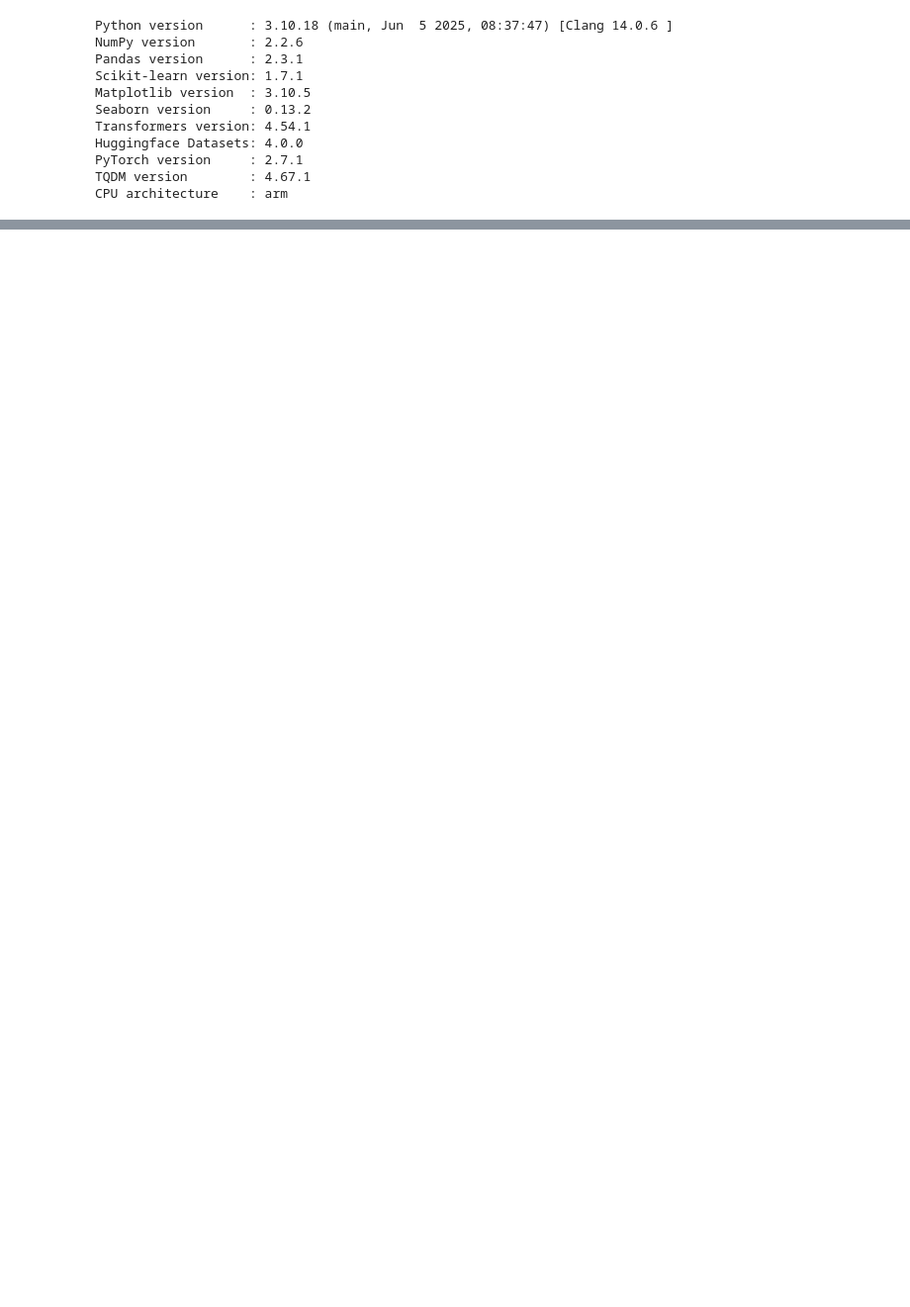
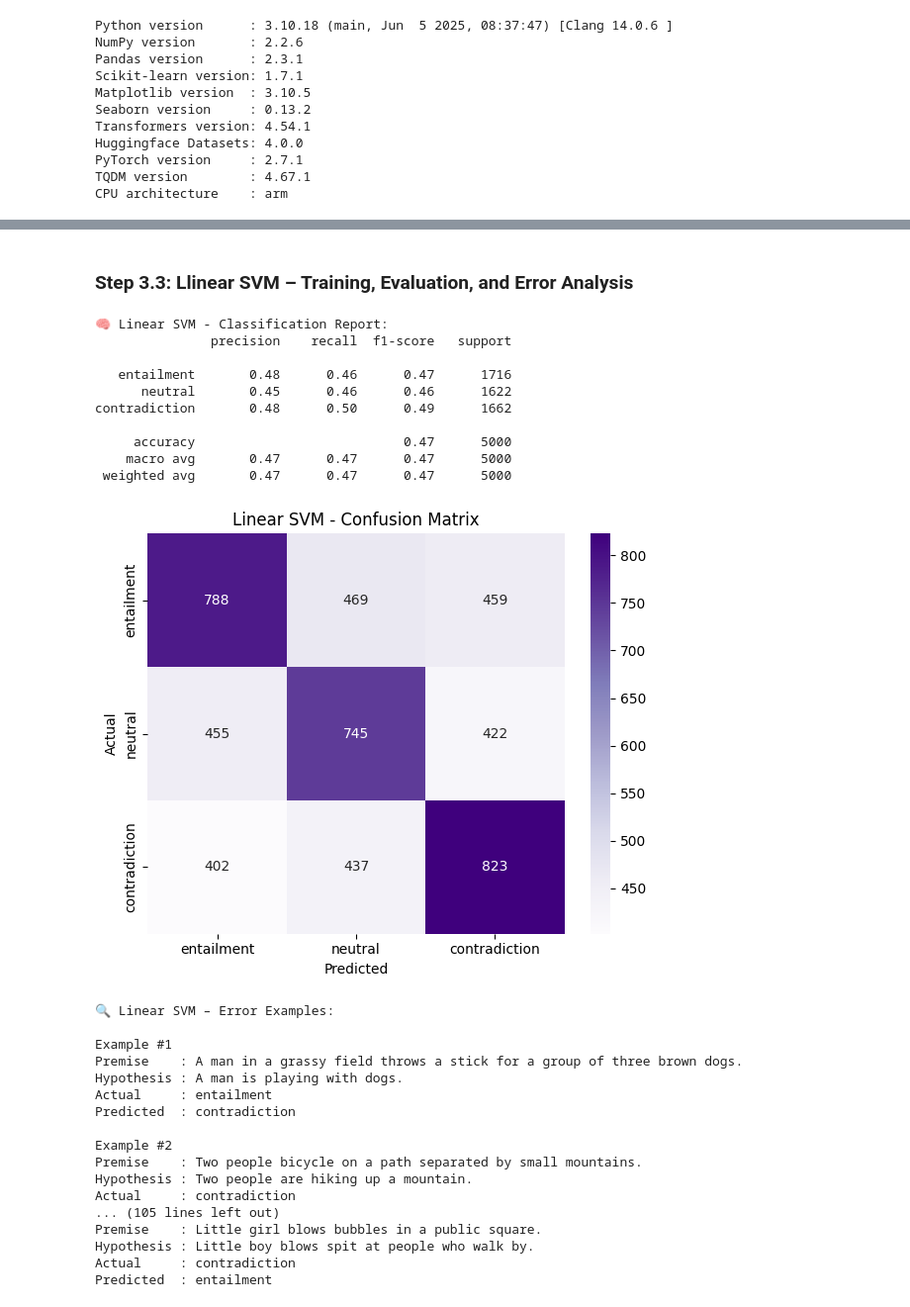
Before and after one commit to TheTeeThailand/project_nlp, a Jupyter notebook: notebooks/01_baseline_tfidf.ipynb, the cells around one changed output, grey strips where cells are left out. Shown: that part at 99% size. Saved outputs shown, nothing was run; the diff lists cells and outputs as text; code cells hidden in the pictures; blank space fills up the shorter version.

```diff
--- a/notebooks/01_baseline_tfidf.ipynb
+++ b/notebooks/01_baseline_tfidf.ipynb
@@ -49,0 +262,77 @@ CPU architecture    : arm
+# %% [markdown]
+### Step 3.3: Llinear SVM – Training, Evaluation, and Error Analysis
+# %%
+from sklearn.svm import LinearSVC
+from sklearn.metrics import classification_report, confusion_matrix
+import matplotlib.pyplot as plt
+import seaborn as sns
+
+# Define class labels
+labels = ["entailment", "neutral", "contradiction"]
+
+# Initialize and train the SVM model
+svm_model = LinearSVC(max_iter=2000)
+svm_model.fit(X_train_tfidf, y_train)
+
+# Predict on test set
+y_pred_svm = svm_model.predict(X_test_tfidf)
+
+# Print classification report
+print("🧠 Linear SVM - Classification Report:")
+print(classification_report(y_test, y_pred_svm, target_names=labels))
+
+# Confusion matrix
+cm_svm = confusion_matrix(y_test, y_pred_svm)
+
+# Plot confusion matrix
+plt.figure(figsize=(6, 5))
+sns.heatmap(cm_svm, annot=True, fmt="d", cmap="Purples", xticklabels=labels, yticklabels=labels)
+plt.title("Linear SVM - Confusion Matrix")
+plt.xlabel("Predicted")
+plt.ylabel("Actual")
+plt.tight_layout()
+plt.show()
+
+
+# Show 20 incorrect predictions for error analysis
+print("\n🔍 Linear SVM – Error Examples:")
+count = 0
+for i in range(len(y_test)):
+    if y_test[i] != y_pred_svm[i]:
+        print(f"\nExample #{count+1}")
+        print(f"Premise    : {test_data[i]['premise']}")
+        print(f"Hypothesis : {test_data[i]['hypothesis']}")
+        print(f"Actual     : {labels[y_test[i]]}")
+        print(f"Predicted  : {labels[y_pred_svm[i]]}")
+        count += 1
+        if count >= 20:
+            break
+# %% [output]
+🧠 Linear SVM - Classification Report:
+               precision    recall  f1-score   support
+
+   entailment       0.48      0.46      0.47      1716
+      neutral       0.45      0.46      0.46      1622
+contradiction       0.48      0.50      0.49      1662
+
+     accuracy                           0.47      5000
+    macro avg       0.47      0.47      0.47      5000
+ weighted avg       0.47      0.47      0.47      5000
+[figure, added]
+🔍 Linear SVM – Error Examples:
+
+Example #1
+Premise    : A man in a grassy field throws a stick for a group of three brown dogs.
+Hypothesis : A man is playing with dogs.
+Actual     : entailment
+Predicted  : contradiction
+
+Example #2
+Premise    : Two people bicycle on a path separated by small mountains.
+Hypothesis : Two people are hiking up a mountain.
+Actual     : contradiction
+... (105 lines left out)
+Premise    : Little girl blows bubbles in a public square.
+Hypothesis : Little boy blows spit at people who walk by.
+Actual     : contradiction
+Predicted  : entailment
```
Also changed, not shown: parts of 18 cells of this notebook.
